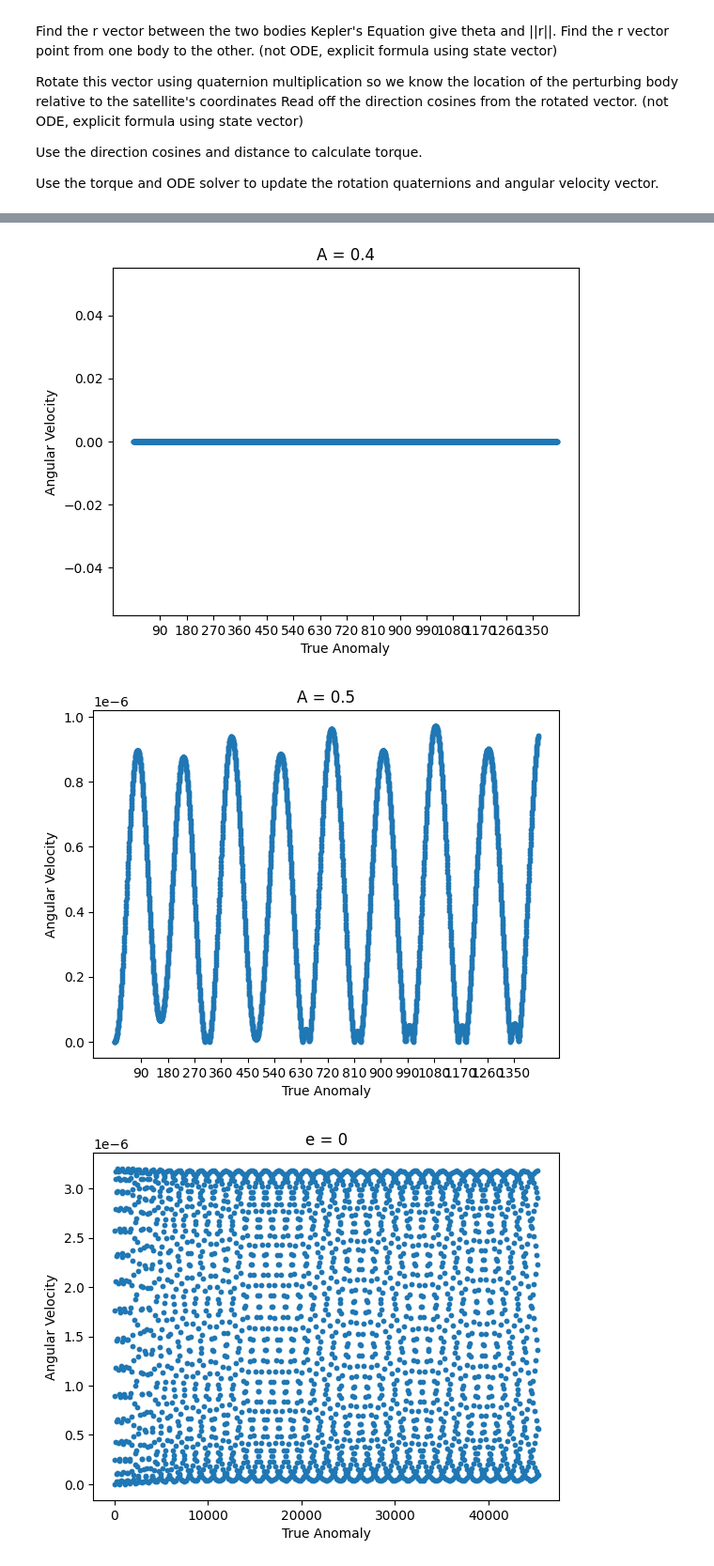
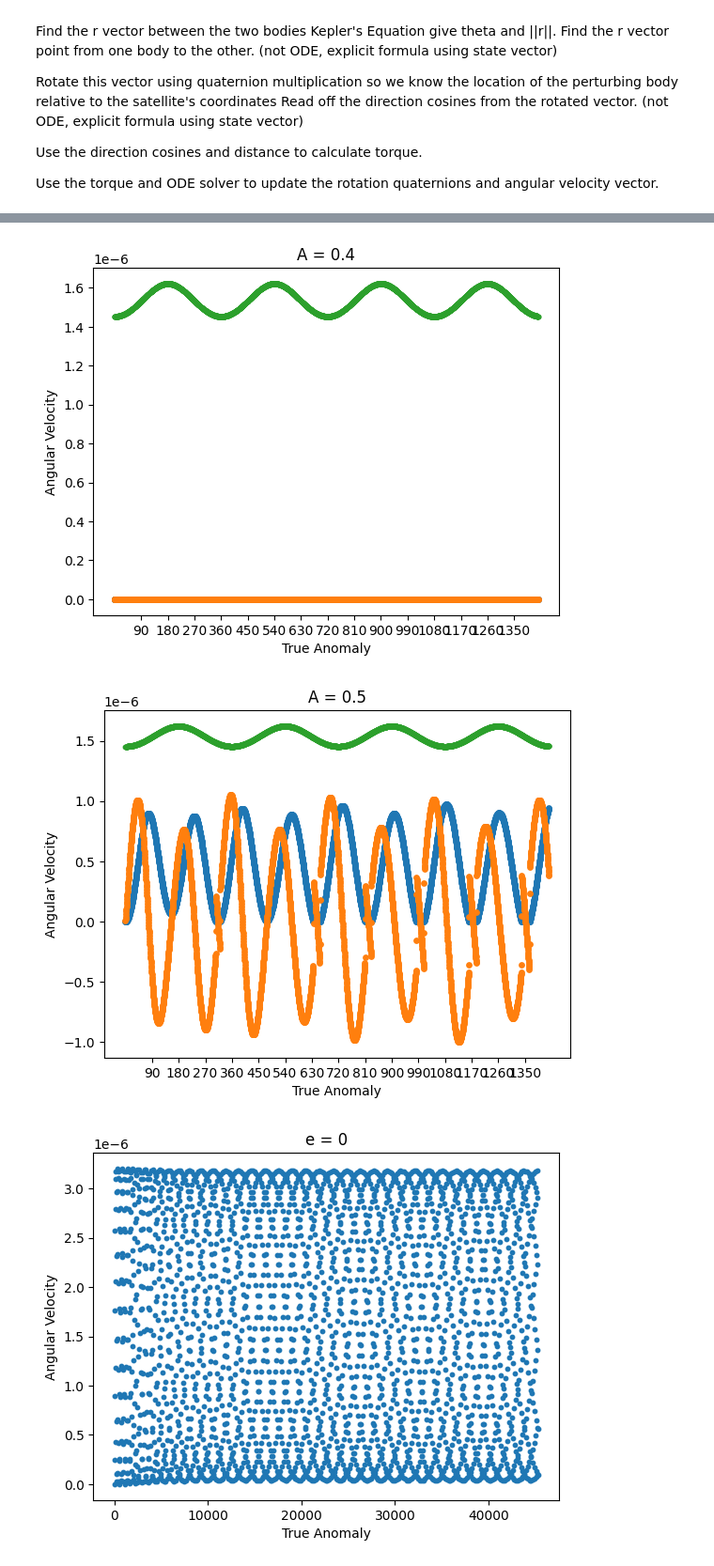
Before and after one commit to Aisihe/OrbitalDynamics, a Jupyter notebook: Step1-ChaoticRotations.ipynb, the cells around one changed output, grey strips where cells are left out. Shown at 94% size. Cells and saved outputs as stored; diff of their text form; code cells hidden in the pictures.

```diff
--- a/Step1-ChaoticRotations.ipynb
+++ b/Step1-ChaoticRotations.ipynb
@@ -108,27 +108,34 @@ C = .4
 #The euler angle -> quaternion equation is easily found and can also be used.
 state_naught = [0, 0, 0, 1, 0, 0, 0]
 
-#I don't know what physical meaning time has in this
-#project-- consult with Dr. Johnston to figure out appropriate units
 timePoints = np.linspace(0, T, sampleNumber)
 
-sol = integrate.odeint(func=ODE, y0=state_naught, t=np.linspace(0, T, sampleNumber), args=(G, M, a, e, A, B, C))
+sol = integrate.odeint(func=ODE, y0=state_naught, t=timePoints, args=(G, M, a, e, A, B, C))
 # %%
 A = [0.3, 0.4, 0.5]
 for i in range(3):
     sol = integrate.odeint(func=ODE, y0=state_naught, t=np.linspace(0, T, sampleNumber), args=(G, M, a, e, A[i], B, C))
-    Mean_Anomaly = np.sqrt(G * M / a**3) * np.linspace(0, T, sampleNumber)
+
+    Mean_Anomaly = np.sqrt(G * M / a**3) * timePoints
     E = findEccentericAnomaly(Mean_Anomaly, e)
     nu_array = np.unwrap(2 * np.arctan2(np.sqrt(1 + e) * np.sin(E/2), np.sqrt(1 - e) * np.cos(E/2)))
     nu_array = nu_array * 180 / np.pi #degree conversion
 
+    r = a * (1 - e * np.cos(E)) / 250000000000000
+
     angularvelocities = np.sqrt(np.sum(np.pow(sol[:, 0:3], 2), axis=1))
+    angularaccelerations = 100*np.gradient(angularvelocities)
+
 
     plt.figure()
     plt.title(f"A = {A[i]}")
     plt.xlabel("True Anomaly")
     plt.ylabel("Angular Velocity")
     plt.xticks(np.arange(90, 360 * numOrbits, 90))
-    plt.scatter(nu_array, angularvelocities, s=10)
+    plt.scatter(nu_array, angularvelocities, s=15)
+    plt.scatter(nu_array, angularaccelerations, s=15)
+    plt.scatter(nu_array, r, s=10)
     plt.show()
+
+    torques = []
 # %% [output]
@@ -136,5 +143,5 @@ for i in range(3):
-[figure, old version]
+[figure, new version]
-[figure, old version]
+[figure, new version]
 # %%
 A = 0.4
 B = 0.5 #a super funky lookin shape
```
Also changed, not shown: parts of 2 cells of this notebook, 1 other file.
